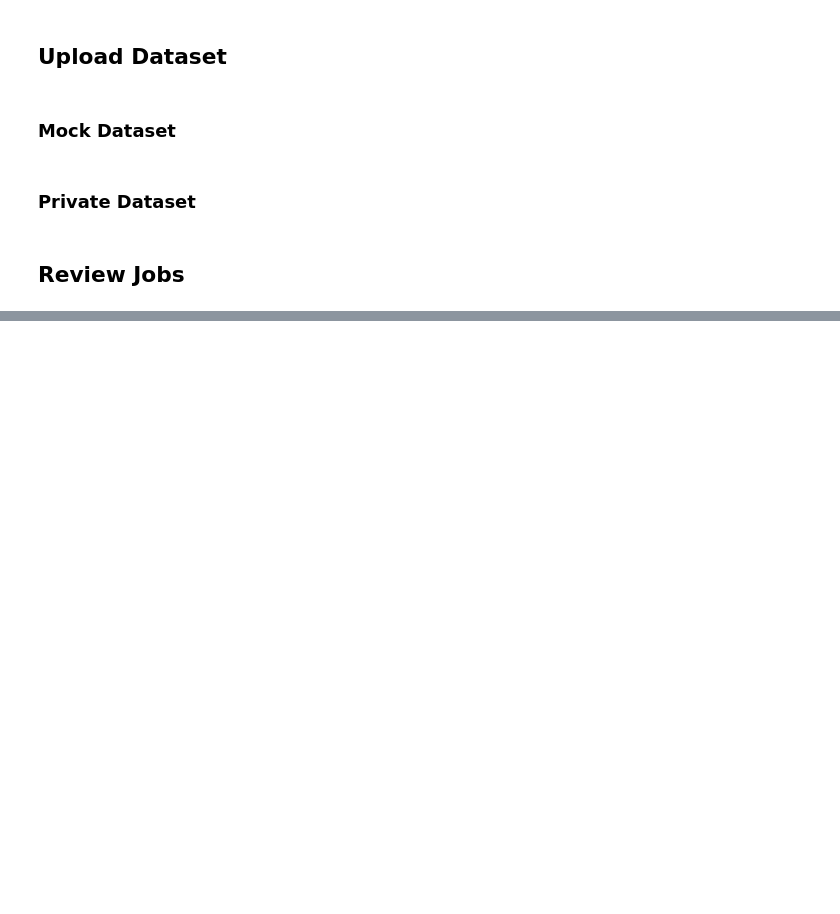
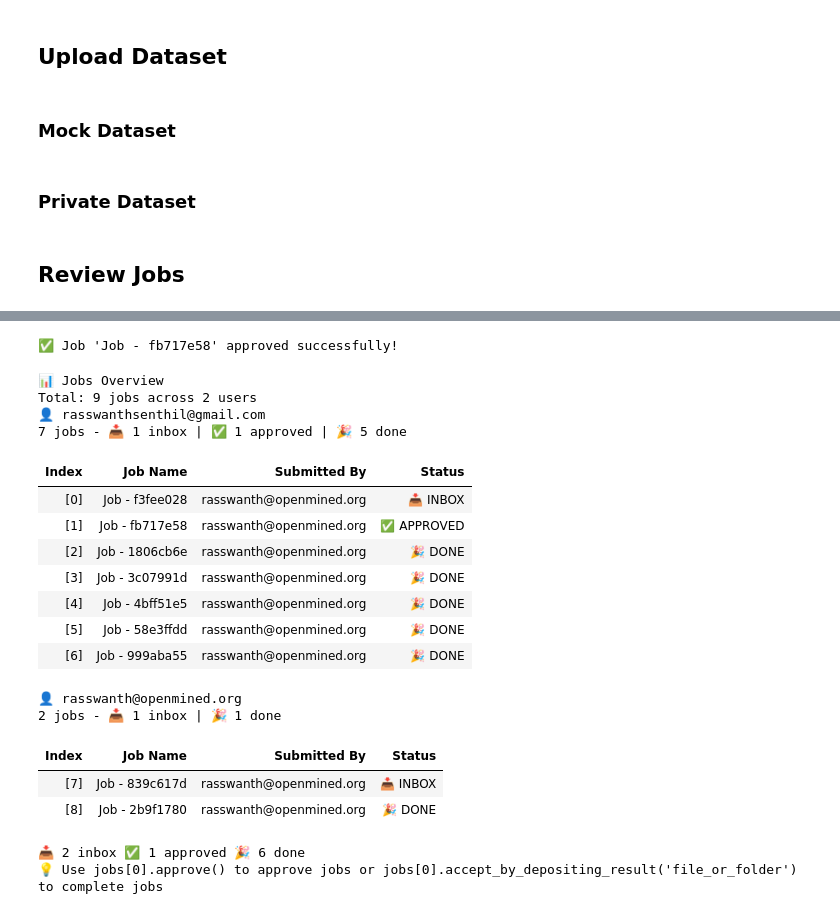
Before and after one commit to OpenMined/syft-client, a Jupyter notebook: test_notebooks/e2e-demo/Beach_DO_Notebook.ipynb, the cells around one changed output, grey strips where cells are left out. Cells and saved outputs as stored; diff of their text form; code cells hidden in the pictures; blank space fills up the shorter version.

```diff
--- a/test_notebooks/e2e-demo/Beach_DO_Notebook.ipynb
+++ b/test_notebooks/e2e-demo/Beach_DO_Notebook.ipynb
@@ -55,6 +84,28 @@ do_client.jobs
 # %%
-do_client.jobs[0].approve()
+do_client.jobs[1].approve()
+# %% [output]
+✅ Job 'Job - fb717e58' approved successfully!
 # %%
-do_client.jobs[1]
+do_client.jobs
+# %% [output]
+📊 Jobs Overview
+Total: 9 jobs across 2 users
+👤 rasswanthsenthil@gmail.com
+7 jobs - 📥 1 inbox | ✅ 1 approved | 🎉 5 done
+| Index | Job Name | Submitted By | Status |
+| [0] | Job - f3fee028 | rasswanth@openmined.org | 📥 INBOX |
+| [1] | Job - fb717e58 | rasswanth@openmined.org | ✅ APPROVED |
+| [2] | Job - 1806cb6e | rasswanth@openmined.org | 🎉 DONE |
+| [3] | Job - 3c07991d | rasswanth@openmined.org | 🎉 DONE |
+| [4] | Job - 4bff51e5 | rasswanth@openmined.org | 🎉 DONE |
+| [5] | Job - 58e3ffdd | rasswanth@openmined.org | 🎉 DONE |
+| [6] | Job - 999aba55 | rasswanth@openmined.org | 🎉 DONE |
+👤 rasswanth@openmined.org
+2 jobs - 📥 1 inbox | 🎉 1 done
+| Index | Job Name | Submitted By | Status |
+| [7] | Job - 839c617d | rasswanth@openmined.org | 📥 INBOX |
+| [8] | Job - 2b9f1780 | rasswanth@openmined.org | 🎉 DONE |
+📥 2 inbox ✅ 1 approved 🎉 6 done
+💡 Use jobs[0].approve() to approve jobs or jobs[0].accept_by_depositing_result('file_or_folder') to complete jobs
 # %%
 do_client.jobs[4].stdout
```
Also changed, not shown: parts of 3 cells of this notebook, 1 other file.
